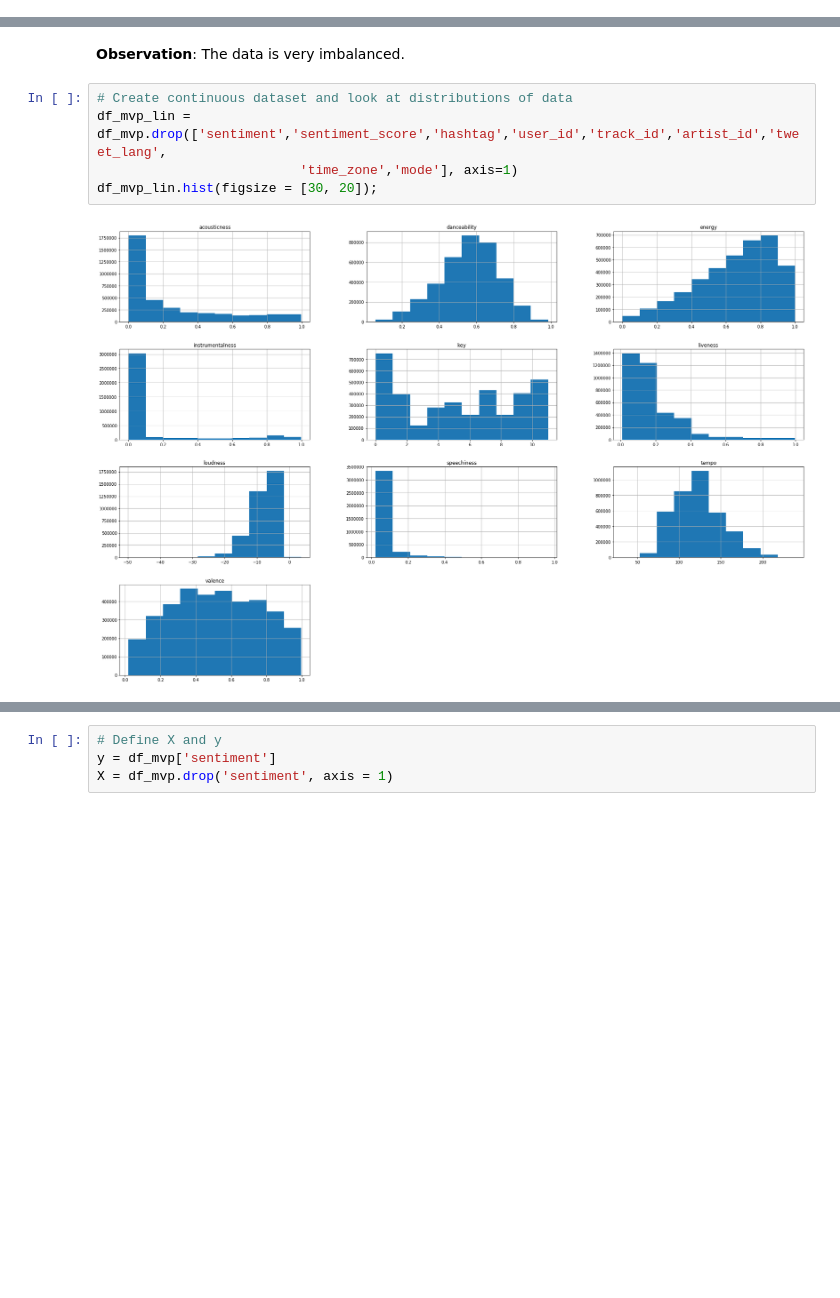
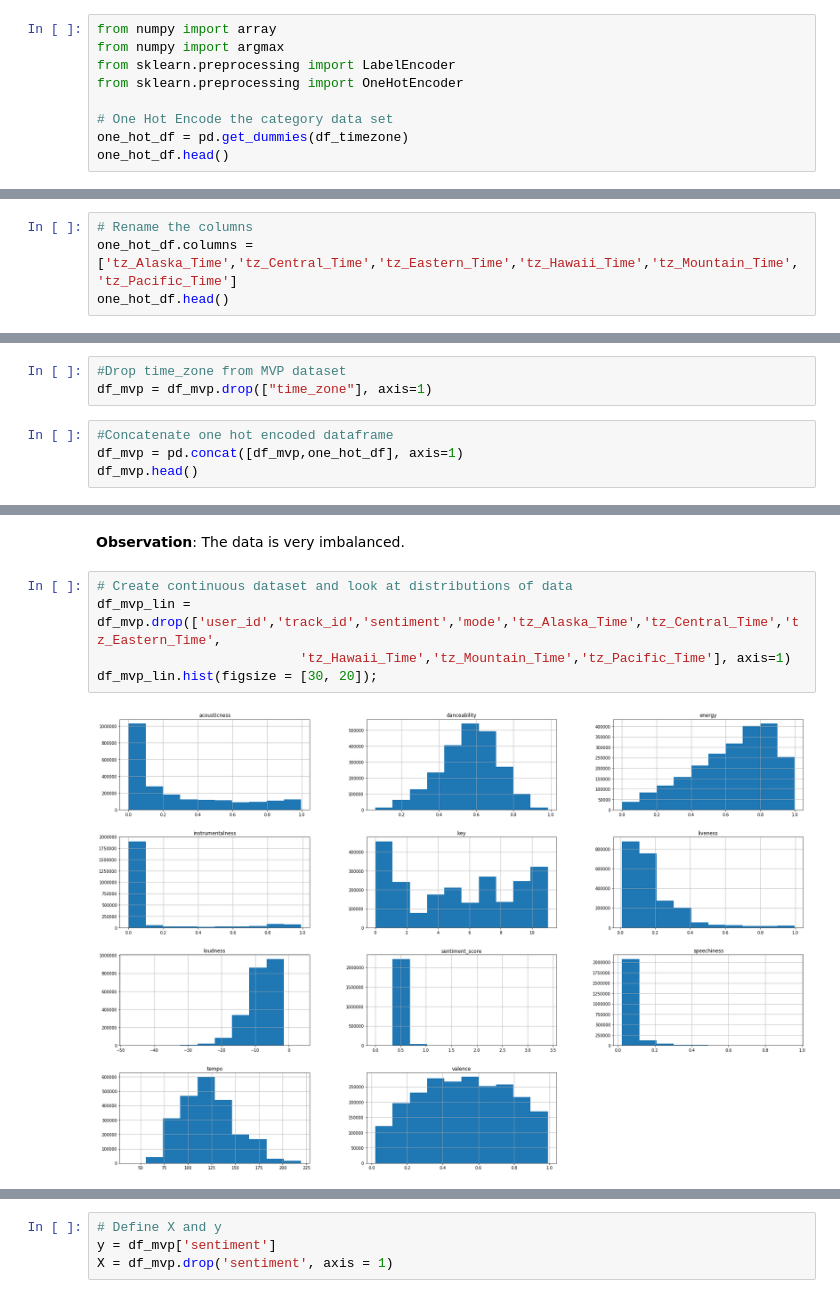
Before and after one commit to chelseapower/dsc-4-final-project-online-ds-pt-011419, a Jupyter notebook: kernel-nowplaying.ipynb, the cells around one changed output, grey strips where cells are left out. Saved outputs shown, nothing was run; the diff lists cells and outputs as text; blank space fills up the shorter version.

```diff
--- a/kernel-nowplaying.ipynb
+++ b/kernel-nowplaying.ipynb
@@ -560,0 +632,9 @@ memory usage: 563.8+ MB
+# %%
+from numpy import array
+from numpy import argmax
+from sklearn.preprocessing import LabelEncoder
+from sklearn.preprocessing import OneHotEncoder
+
+# One Hot Encode the category data set
+one_hot_df = pd.get_dummies(df_timezone)
+one_hot_df.head()
@@ -560,0 +648,4 @@ memory usage: 563.8+ MB
+# %%
+# Rename the columns
+one_hot_df.columns = ['tz_Alaska_Time','tz_Central_Time','tz_Eastern_Time','tz_Hawaii_Time','tz_Mountain_Time','tz_Pacific_Time']
+one_hot_df.head()
@@ -560,0 +659,7 @@ memory usage: 563.8+ MB
+# %%
+#Drop time_zone from MVP dataset
+df_mvp = df_mvp.drop(["time_zone"], axis=1)
+# %%
+#Concatenate one hot encoded dataframe
+df_mvp = pd.concat([df_mvp,one_hot_df], axis=1)
+df_mvp.head()
@@ -584,11 +699,11 @@ plt.show()
 **Observation**: The data is very imbalanced.
 # %%
 # Create continuous dataset and look at distributions of data
-df_mvp_lin = df_mvp.drop(['sentiment','sentiment_score','hashtag','user_id','track_id','artist_id','tweet_lang',
-                          'time_zone','mode'], axis=1)
+df_mvp_lin = df_mvp.drop(['user_id','track_id','sentiment','mode','tz_Alaska_Time','tz_Central_Time','tz_Eastern_Time',
+                          'tz_Hawaii_Time','tz_Mountain_Time','tz_Pacific_Time'], axis=1)
 df_mvp_lin.hist(figsize = [30, 20]);
 # %% [output]
-[figure, old version]
+[figure, new version]
 # %%
 #Create coorelation heatmap and check for multicolinarity
 from matplotlib import pyplot as plt
```
Also changed, not shown: parts of 69 cells of this notebook.
